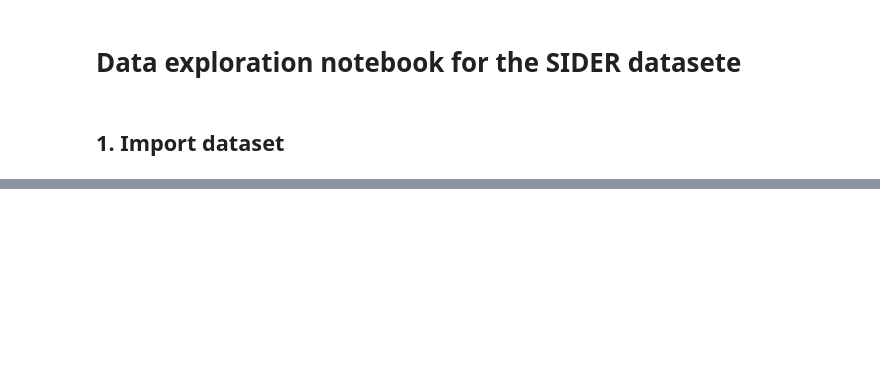
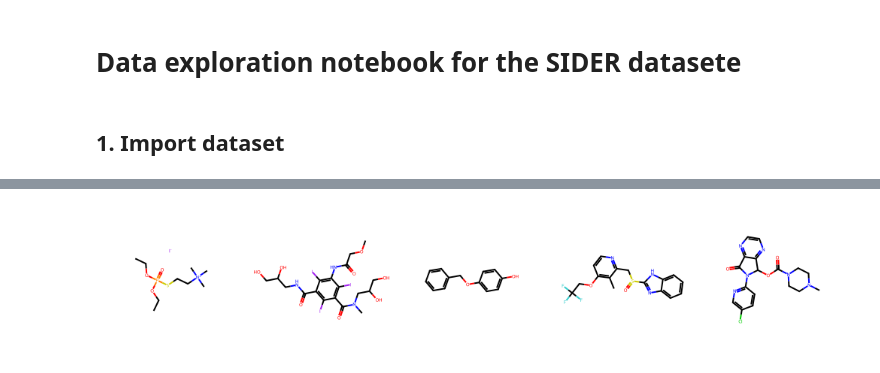
Before and after one commit to Orbliss/Cheminformatics_molecule_property_project, a Jupyter notebook: classification/classif_data_exploration.ipynb, the cells around one changed output, grey strips where cells are left out. Drawn from its saved outputs; the diff is of its cells as text; code cells hidden in the pictures; blank space fills up the shorter version.

```diff
--- a/classification/classif_data_exploration.ipynb
+++ b/classification/classif_data_exploration.ipynb
@@ -32,0 +112,11 @@ ModuleNotFoundError: No module named 'pandas'
+# %%
+from rdkit import Chem
+from rdkit.Chem import Draw
+
+# Convert the first 5 SMILES into RDKit molecule objects
+mols = [smi for smi in df_train["smiles"].head(5)]
+
+# Display them in a grid
+Draw.MolsToGridImage(mols, molsPerRow=5, subImgSize=(200, 200))
+# %% [output]
+[figure, added]
```
Also changed, not shown: parts of 10 cells of this notebook, 2 other files.
